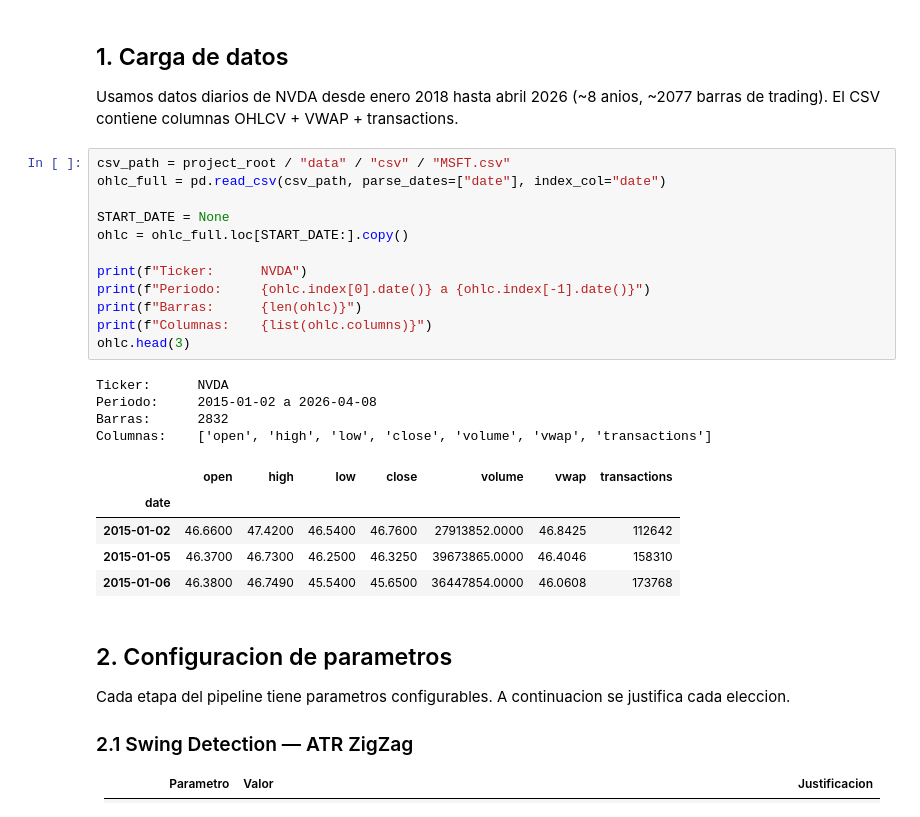
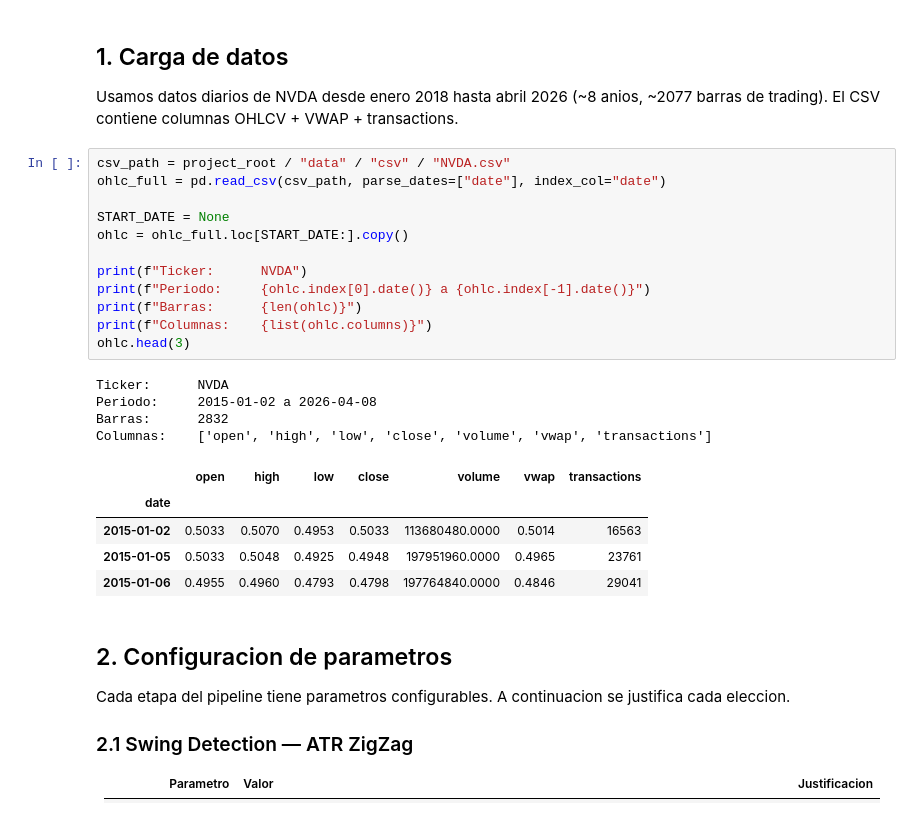
Before and after one commit to Gastondlr/deteccion-vcp, a Jupyter notebook: notebooks/demo_vcp_detection.ipynb, the cells around one changed output. Saved outputs shown, nothing was run; the diff lists cells and outputs as text.

```diff
--- a/notebooks/demo_vcp_detection.ipynb
+++ b/notebooks/demo_vcp_detection.ipynb
@@ -83,27 +83,27 @@ plt.rcParams.update({
 Usamos datos diarios de NVDA desde enero 2018 hasta abril 2026 (~8 anios, ~2077 barras de trading).
 El CSV contiene columnas OHLCV + VWAP + transactions.
 # %%
-csv_path = project_root / "data" / "csv" / "MSFT.csv"
+csv_path = project_root / "data" / "csv" / "NVDA.csv"
 ohlc_full = pd.read_csv(csv_path, parse_dates=["date"], index_col="date")
 
 START_DATE = None
 ohlc = ohlc_full.loc[START_DATE:].copy()
 
 print(f"Ticker:      NVDA")
 print(f"Periodo:     {ohlc.index[0].date()} a {ohlc.index[-1].date()}")
 print(f"Barras:      {len(ohlc)}")
 print(f"Columnas:    {list(ohlc.columns)}")
 ohlc.head(3)
 # %% [output]
 Ticker:      NVDA
 Periodo:     2015-01-02 a 2026-04-08
 Barras:      2832
 Columnas:    ['open', 'high', 'low', 'close', 'volume', 'vwap', 'transactions']
 |  | open | high | low | close | volume | vwap | transactions |
 | date |  |  |  |  |  |  |  |
-| 2015-01-02 | 46.6600 | 47.4200 | 46.5400 | 46.7600 | 27913852.0000 | 46.8425 | 112642 |
-| 2015-01-05 | 46.3700 | 46.7300 | 46.2500 | 46.3250 | 39673865.0000 | 46.4046 | 158310 |
-| 2015-01-06 | 46.3800 | 46.7490 | 45.5400 | 45.6500 | 36447854.0000 | 46.0608 | 173768 |
+| 2015-01-02 | 0.5033 | 0.5070 | 0.4953 | 0.5033 | 113680480.0000 | 0.5014 | 16563 |
+| 2015-01-05 | 0.5033 | 0.5048 | 0.4925 | 0.4948 | 197951960.0000 | 0.4965 | 23761 |
+| 2015-01-06 | 0.4955 | 0.4960 | 0.4793 | 0.4798 | 197764840.0000 | 0.4846 | 29041 |
 # %% [markdown]
 ## 2. Configuracion de parametros
 
```
Also changed, not shown: parts of 8 cells of this notebook, 5 other files.
